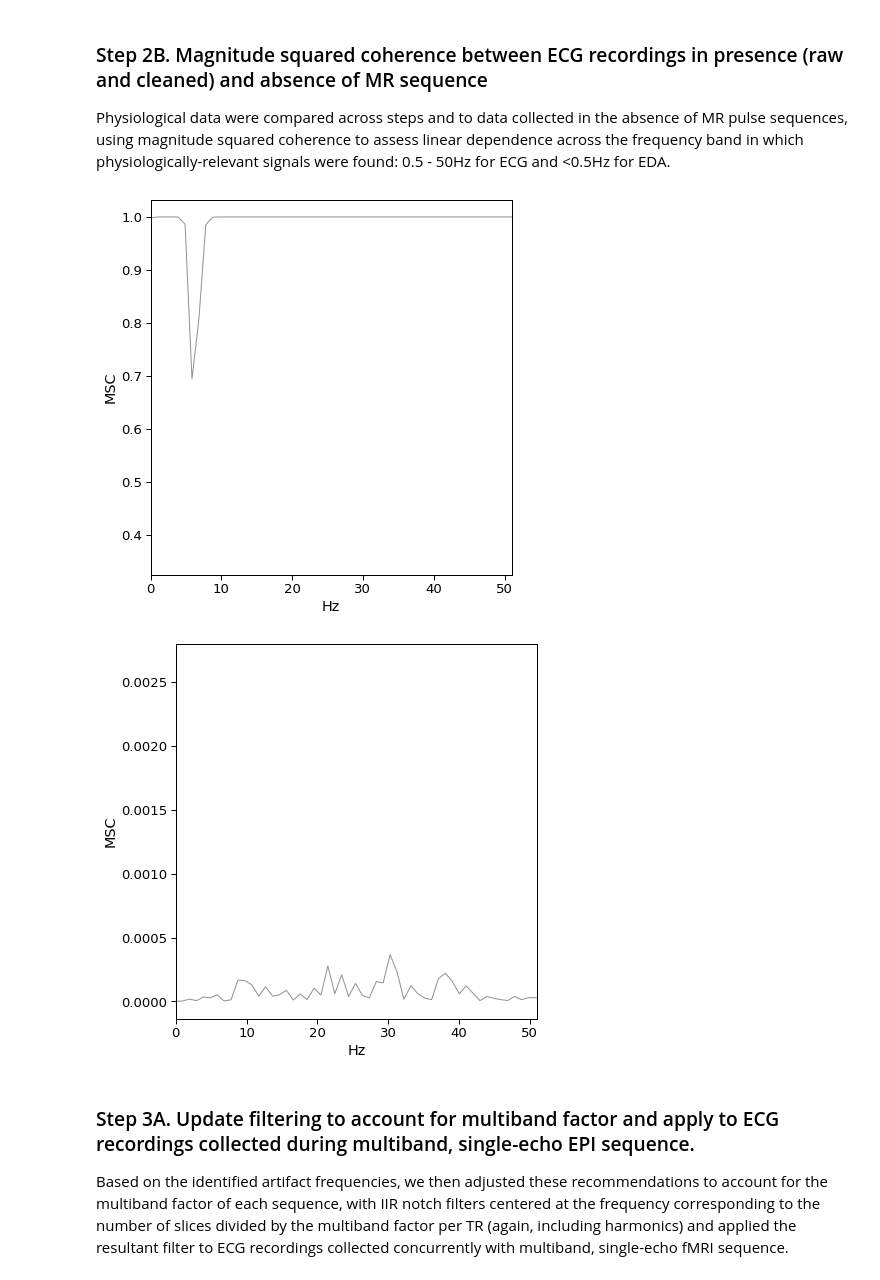
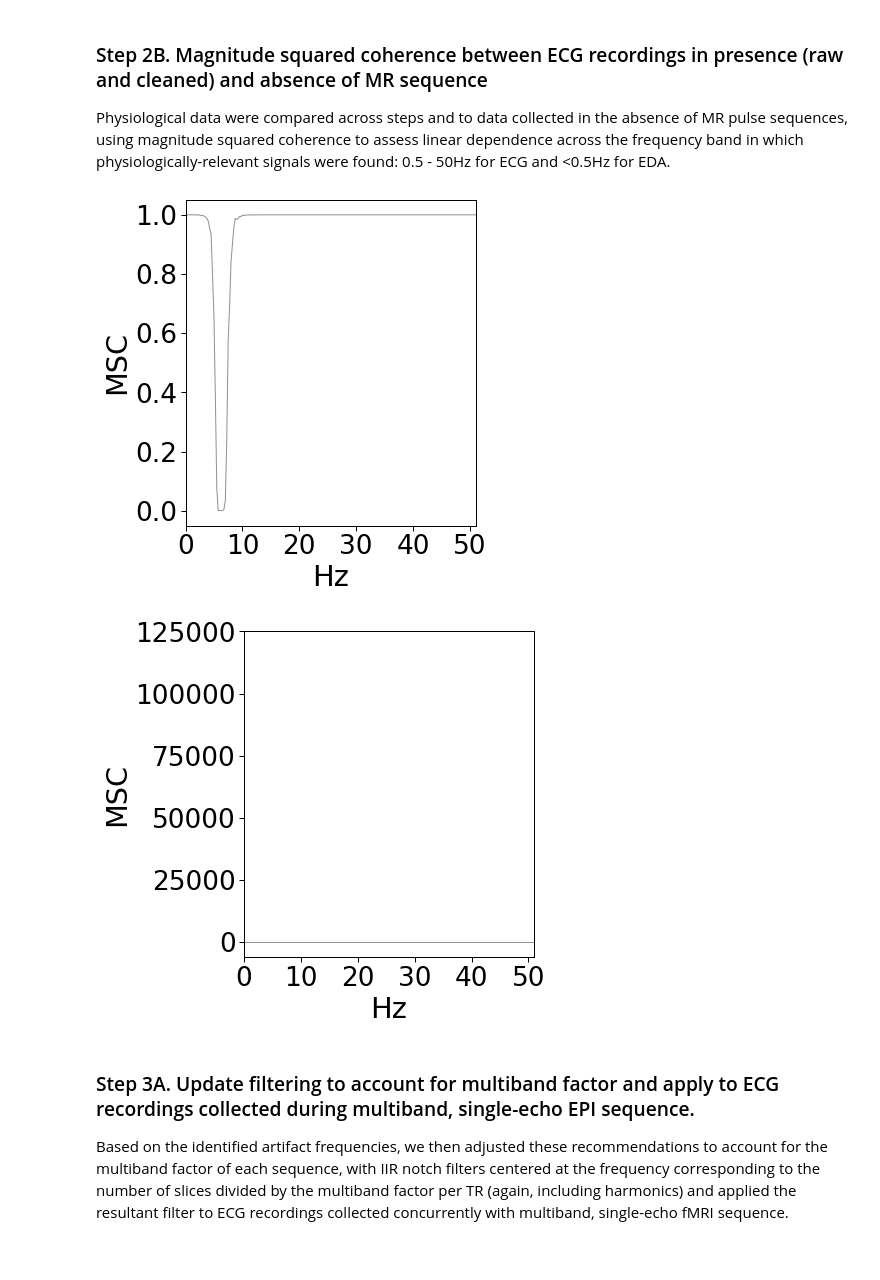
Before and after one commit to 62442katieb/mbme-physio-denoising, a Jupyter notebook: notebooks/denoising_ecg.ipynb, the cells around one changed output. Drawn from its saved outputs; the diff is of its cells as text; code cells hidden in the pictures.

```diff
--- a/notebooks/denoising_ecg.ipynb
+++ b/notebooks/denoising_ecg.ipynb
@@ -67,6 +66,7 @@ def butter_highpass_filter(data, cutoff, fs, order=5):
     return y
 
 def comb_band_stop(notch, filtered, Q, fs):
+    nyquist = fs / 2
     max_harmonic = int(nyquist/notch)
     min_harmonic = 1
     for i in np.arange(1, max_harmonic):
@@ -85,15 +85,6 @@ def comb_band_stop(notch, filtered, Q, fs):
         j += 1
     return filtered
 
-def comb_band_stop(notches, data, Q, fs):
-    nyquist = fs / 2
-    for notch in notches:
-        f0 = notches[notch]
-        w0 = f0 / nyquist
-        b,a = signal.iircomb(f0, Q, ftype='notch', fs=fs)
-        filtered = signal.filtfilt(b, a, data)
-    return filtered
-
 def fourier_freq(timeseries, d, fmax):
     fft = np.fft.fft(timeseries)
     freq = np.fft.fftfreq(timeseries.shape[-1], d=d)
@@ -135,0 +140,11 @@ def plot_signal_fourier(time, data, downsample, limits, fft, freq, lim_fmax,
+# %%
+#from Mather dataset sequence
+slices = 41
+tr = 2.
+mb = 1
+cutoff = 120
+
+fs = 10000.
+
+nyquist = fs/2
+Q = 10
@@ -154,10 +247,9 @@ cutoff = 120
 fs = 2000.
 
 nyquist = fs/2
-Q = 100
 # %%
 data_fname = '../data/raw/mbse-raw.csv'
-timeseries = pd.read_csv(data_fname, header=0, index_col=0)
+timeseries = pd.read_csv(data_fname, header=0, index_col=None)
 basename = data_fname.split('/')[-1][:-4]
 
 if not os.path.exists('../figures'):
@@ -347,7 +357,7 @@ plot_raw(biopac_filtered[:100000],
 ### Step 2B. Magnitude squared coherence between ECG recordings in presence (raw and cleaned) and absence of MR sequence
 Physiological data were compared across steps and to data collected in the absence of MR pulse sequences, using magnitude squared coherence to assess linear dependence across the frequency band in which physiologically-relevant signals were found:  0.5 - 50Hz for ECG and <0.5Hz for EDA.
 # %%
-f, Cxy = signal.coherence(scan1['ECG'], biopac_filtered, fs=fs, nperseg=2048)
+f, Cxy = signal.coherence(scan1['ECG'], biopac_filtered, fs=fs, nperseg=fs * 4)
 
 fig,ax = plt.subplots(figsize=(6,6))
 plt.tight_layout()
@@ -359,20 +369,20 @@ ax.set_xticks([0,10,20,30,40,50])
 plt.show()
 fig.savefig('../figures/{0}-ecgRawXecgBIOPACClean.svg'.format(basename))
 # %% [output]
-[figure, old version]
+[figure, new version]
 # %%
-f, Cxy = signal.coherence(timeseries[timeseries['Trigger'] != 5]['ECG'], biopac_filtered, fs=fs, nperseg=2048)
+f, Cxy = signal.coherence(timeseries[timeseries['Trigger'] != 5]['ECG'], biopac_filtered, fs=fs, nperseg=fs * 4)
 fig,ax = plt.subplots(figsize=(6,6))
 plt.tight_layout()
 sns.lineplot(f, Cxy, linewidth=1)
 ax.set_xlabel('Hz')
 ax.set_ylabel('MSC')
 ax.set_xlim(0,51)
 ax.set_xticks([0,10,20,30,40,50])
 plt.show()
 fig.savefig('../figures/{0}-ecgNoMRIXecgBIOPACClean.svg'.format(basename))
 # %% [output]
-[figure, old version]
+[figure, new version]
 # %% [markdown]
 ### Step 3A. Update filtering to account for multiband factor and apply to ECG recordings collected during multiband, single-echo EPI sequence.
 Based on the identified artifact frequencies, we then adjusted these recommendations to account for the multiband factor of each sequence, with IIR notch filters centered at the frequency corresponding to the number of slices divided by the multiband factor per TR (again, including harmonics) and applied the resultant filter to ECG recordings collected concurrently with multiband, single-echo fMRI sequence.
```
Also changed, not shown: parts of 58 cells of this notebook, 1 other file.
